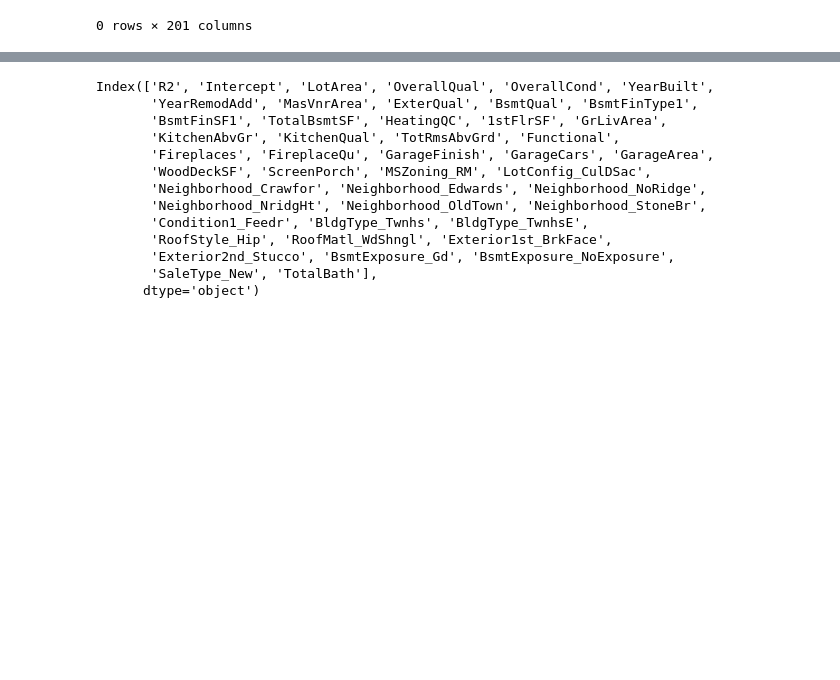
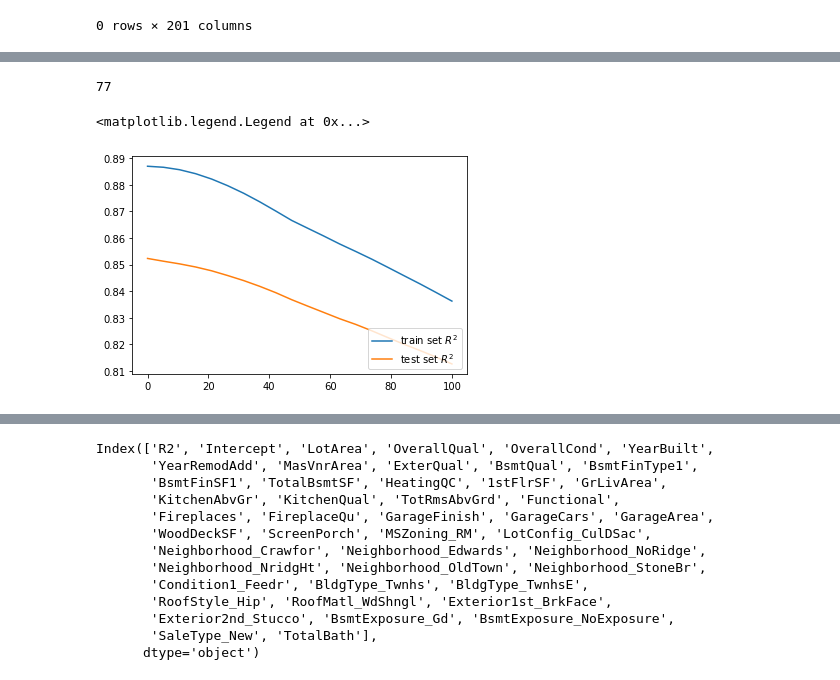
Before and after one commit to LiyiKuo/AmesHousingPricePrediction, a Jupyter notebook: Penalized_ZW.ipynb, the cells around one changed output, grey strips where cells are left out. Cells and saved outputs as stored; diff of their text form; code cells hidden in the pictures; blank space fills up the shorter version.

```diff
--- a/Penalized_ZW.ipynb
+++ b/Penalized_ZW.ipynb
@@ -29,0 +71,11 @@ trainY=train1['SalePrice']
+# %%
+#LassoCV with 10 folds Lasso with 20 alphas btw 0.001 and 100. Normalizatio = True, ALL features
+from sklearn.linear_model import LassoCV
+alpha = np.linspace(1e-3,100,20)
+regressor = LassoCV(alphas=list(alpha),max_iter=10000,cv=10, normalize=True, random_state=0)
+regressor.fit(trainX, trainY)
+lasso_mse = np.mean(regressor.mse_path_, axis=0)
+print("Alphas: %s" % alpha)
+print("Lasso RMSE on Training set :", lasso_mse)
+print("Best Alpha using built-in LassoCV: %f" % regressor.alpha_)
+#21.053 is the best Alpha per LassoCV
@@ -29,0 +92,26 @@ trainY=train1['SalePrice']
+# %%
+# select features based on LassoCV best alpha of 21.053
+a=df_lasso.iloc[4:5,2:]!=0
+new_alpha21=list(a[a.columns[(a != 0).any()]].columns)
+trainX_alpha21=trainX[new_alpha21]
+len(new_alpha21)
+## 77 features remaining
+# %% [output]
+77
+# %%
+#train/test check 77 features
+X_train, X_test, Y_train, Y_test = train_test_split(trainX_alpha21, trainY, test_size=0.3, random_state=10)
+lasso_R2_train  = []
+lasso_R2_test = []
+alphaRange = np.linspace(1e-3,100,20)
+for alpha in alphaRange:
+    lasso.set_params(alpha=alpha,normalize=True)
+    lasso.fit(X_train,Y_train)
+    lasso_R2_train.append(lasso.score(X_train,Y_train))
+    lasso_R2_test.append(lasso.score(X_test,Y_test))
+plt.plot(alphaRange, lasso_R2_train, label=r'train set $R^2$')
+plt.plot(alphaRange, lasso_R2_test, label=r'test set $R^2$')
+plt.legend(loc=4)
+# %% [output]
+<matplotlib.legend.Legend at 0x...>
+[figure, added]
```
Also changed, not shown: parts of 39 cells of this notebook.
